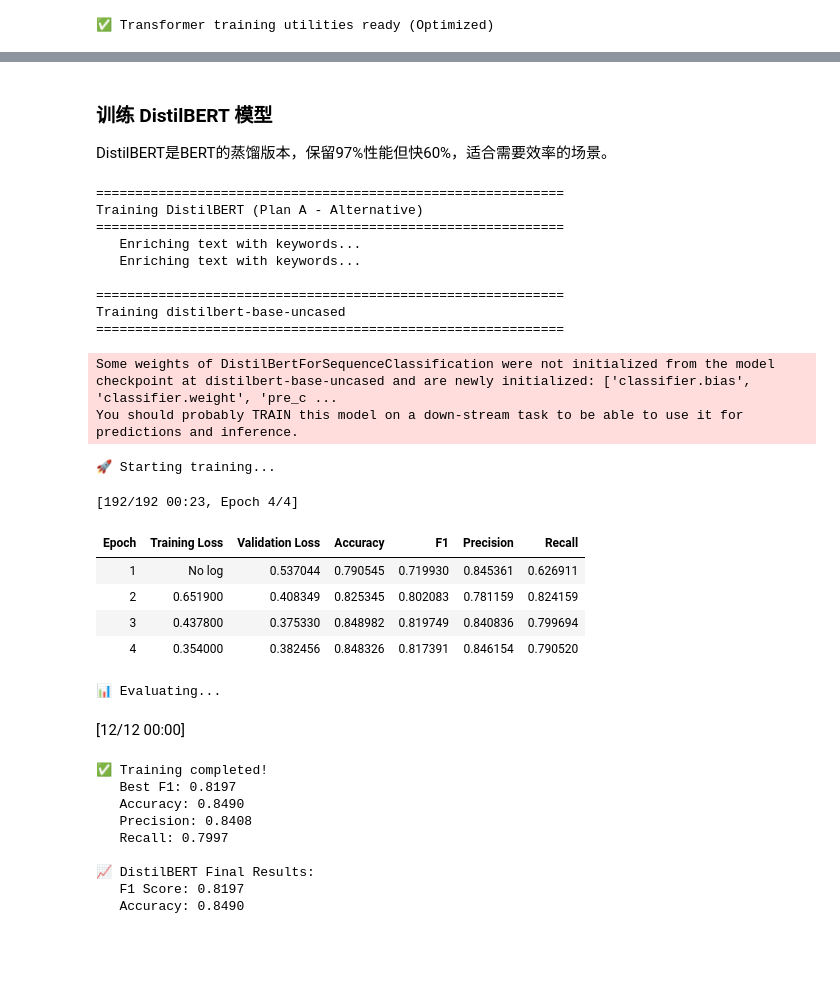
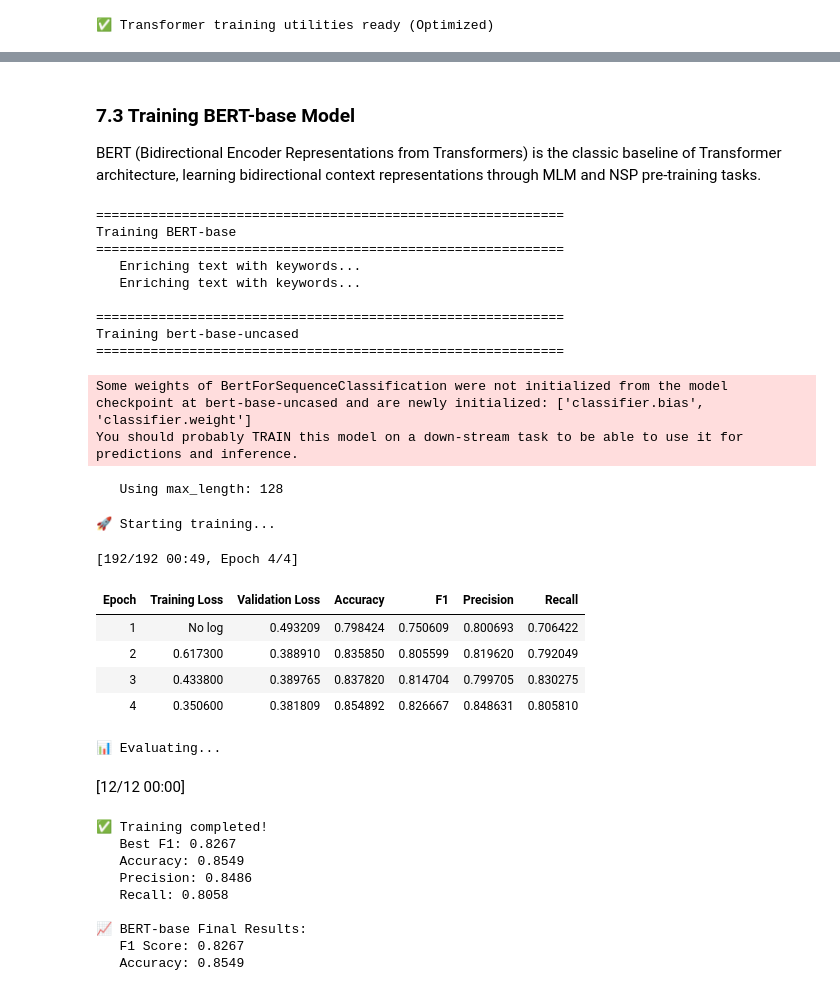
Before and after one commit to RockDeng110/Natural-Language-Processing-with-Disaster-Tweets, a Jupyter notebook: notebooks/00_complete_workflow_simple.ipynb, the cells around one changed output, grey strips where cells are left out. Cells and saved outputs as stored; diff of their text form; code cells hidden in the pictures; blank space fills up the shorter version.

```diff
--- a/notebooks/00_complete_workflow_simple.ipynb
+++ b/notebooks/00_complete_workflow_simple.ipynb
@@ -180,9 +216,9 @@ print(f"   Layer 4 (LLM): Model={config.LLAMA_MODEL}, Batch={config.LLM_BATCH_SI
 # %%
-# 下载和加载数据
+# Download and load data
 import requests
 import os
 
-# 创建数据目录
+# Create data directory
 data_dir = './data/'
 os.makedirs(data_dir, exist_ok=True)
 
@@ -191,7 +227,7 @@ submissions_dir = './data/submissions'
 os.makedirs(submissions_dir, exist_ok=True)
 
 def download_file(url, filename):
-    """从 URL 下载文件"""
+    """Download file from URL"""
     filepath = os.path.join(data_dir, filename)
     if not os.path.exists(filepath):
         print(f"📥 Downloading {filename}...")
@@ -209,7 +245,7 @@ def download_file(url, filename):
         print(f"✓ {filename} already exists")
     return filepath
 
-# 下载数据集
+# Download datasets
 print("=" * 60)
 print("DOWNLOADING DATASETS")
 print("=" * 60)
@@ -217,7 +253,7 @@ train_filepath = download_file(config.TRAIN_URL, 'train.csv')
 test_filepath = download_file(config.TEST_URL, 'test.csv')
 submission_filepath = download_file(config.SAMPLE_SUBMISSION_URL, 'sample_submission.csv')
 
-# 加载数据
+# Load data
 if train_filepath and test_filepath:
     train_df = pd.read_csv(train_filepath)
     test_df = pd.read_csv(test_filepath)
@@ -2454,13 +2178,13 @@ You should probably TRAIN this model on a down-stream task to be able to use it
 # %% [markdown]
-### 训练 DistilBERT 模型
+### 7.3 Training BERT-base Model
 
-DistilBERT是BERT的蒸馏版本，保留97%性能但快60%，适合需要效率的场景。
+BERT (Bidirectional Encoder Representations from Transformers) is the classic baseline of Transformer architecture, learning bidirectional context representations through MLM and NSP pre-training tasks.
 # %%
-# 训练 DistilBERT
+# Train BERT-base
 from datasets import Dataset
 
 print("=" * 60)
-print("Training DistilBERT (Plan A - Alternative)")
+print("Training BERT-base")
 print("=" * 60)
 
 # Helper to ensure text is enriched (if not already defined)
@@ -2476,62 +2200,63 @@ if 'ensure_enriched' not in locals():
 train_df_enrich = ensure_enriched(train_data)
 val_df_enrich = ensure_enriched(val_data)
 
 hf_train_dataset = Dataset.from_dict({
     'text': train_df_enrich['text_enriched'].tolist(),
     'label': train_df_enrich['target'].tolist()
 })
 
 hf_val_dataset = Dataset.from_dict({
     'text': val_df_enrich['text_enriched'].tolist(),
     'label': val_df_enrich['target'].tolist()
 })
 
-distilbert_trainer, distilbert_results = train_transformer_model(
-    model_name='distilbert-base-uncased',
-    output_dir='./models/distilbert_disaster',
+bert_trainer, bert_results = train_transformer_model(
+    model_name='bert-base-uncased',
+    output_dir='./models/bert_disaster',
     train_dataset=hf_train_dataset,
     val_dataset=hf_val_dataset,
     num_epochs=4,
     batch_size=config.TRANSFORMER_BATCH_SIZE  # Use Config
 )
 
-# 保存最终结果
-distilbert_f1 = distilbert_results['eval_f1']
-distilbert_acc = distilbert_results['eval_accuracy']
-distilbert_precision = distilbert_results['eval_precision']
-distilbert_recall = distilbert_results['eval_recall']
+# Save final results
+bert_f1 = bert_results['eval_f1']
+bert_acc = bert_results['eval_accuracy']
+bert_precision = bert_results['eval_precision']
+bert_recall = bert_results['eval_recall']
 
-print(f"\n📈 DistilBERT Final Results:")
-print(f"   F1 Score: {distilbert_f1:.4f}")
-print(f"   Accuracy: {distilbert_acc:.4f}")
+print(f"\n📈 BERT-base Final Results:")
+print(f"   F1 Score: {bert_f1:.4f}")
+print(f"   Accuracy: {bert_acc:.4f}")
 # %% [output]
 ============================================================
-Training DistilBERT (Plan A - Alternative)
+Training BERT-base
 ============================================================
    Enriching text with keywords...
    Enriching text with keywords...
 
 ============================================================
-Training distilbert-base-uncased
+Training bert-base-uncased
 ============================================================
-Some weights of DistilBertForSequenceClassification were not initialized from the model checkpoint at distilbert-base-uncased and are newly initialized: ['classifier.bias', 'classifier.weight', 'pre_c ...
+Some weights of BertForSequenceClassification were not initialized from the model checkpoint at bert-base-uncased and are newly initialized: ['classifier.bias', 'classifier.weight']
 You should probably TRAIN this model on a down-stream task to be able to use it for predictions and inference.
-🚀 Starting training...
+   Using max_length: 128
-[192/192 00:23, Epoch 4/4]
+🚀 Starting training...
+[192/192 00:49, Epoch 4/4]
 | Epoch | Training Loss | Validation Loss | Accuracy | F1 | Precision | Recall |
-| 1 | No log | 0.537044 | 0.790545 | 0.719930 | 0.845361 | 0.626911 |
-| 2 | 0.651900 | 0.408349 | 0.825345 | 0.802083 | 0.781159 | 0.824159 |
-| 3 | 0.437800 | 0.375330 | 0.848982 | 0.819749 | 0.840836 | 0.799694 |
-| 4 | 0.354000 | 0.382456 | 0.848326 | 0.817391 | 0.846154 | 0.790520 |
+| 1 | No log | 0.493209 | 0.798424 | 0.750609 | 0.800693 | 0.706422 |
+| 2 | 0.617300 | 0.388910 | 0.835850 | 0.805599 | 0.819620 | 0.792049 |
+| 3 | 0.433800 | 0.389765 | 0.837820 | 0.814704 | 0.799705 | 0.830275 |
+| 4 | 0.350600 | 0.381809 | 0.854892 | 0.826667 | 0.848631 | 0.805810 |
-📊 Evaluating...
+📊 Evaluating...
 [12/12 00:00]
-✅ Training completed!
-   Best F1: 0.8197
-   Accuracy: 0.8490
-   Precision: 0.8408
-   Recall: 0.7997
-
-📈 DistilBERT Final Results:
-   F1 Score: 0.8197
-   Accuracy: 0.8490
+✅ Training completed!
+   Best F1: 0.8267
+   Accuracy: 0.8549
+   Precision: 0.8486
+   Recall: 0.8058
+
+📈 BERT-base Final Results:
+   F1 Score: 0.8267
+   Accuracy: 0.8549
 # %% [markdown]
```
Also changed, not shown: parts of 102 cells of this notebook.
